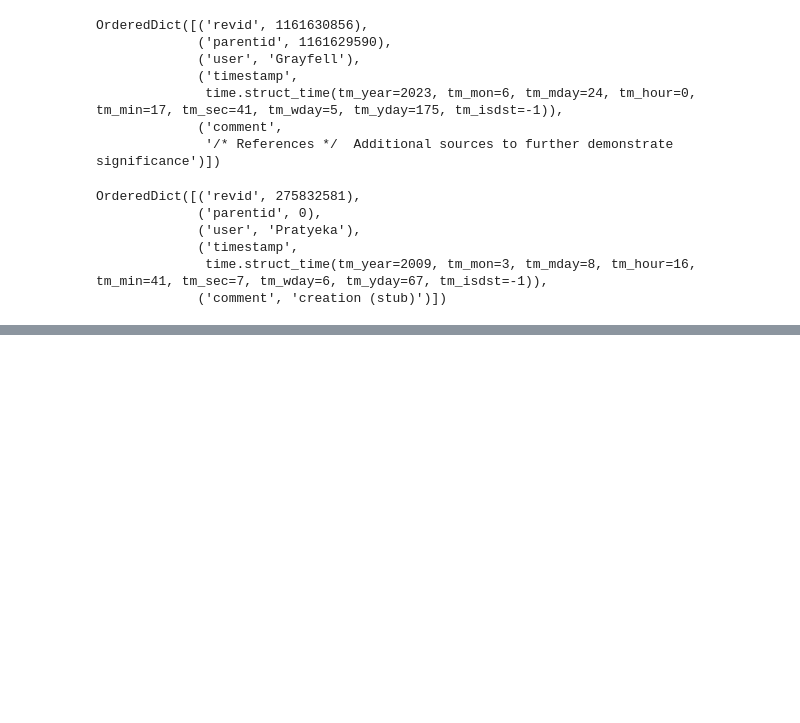
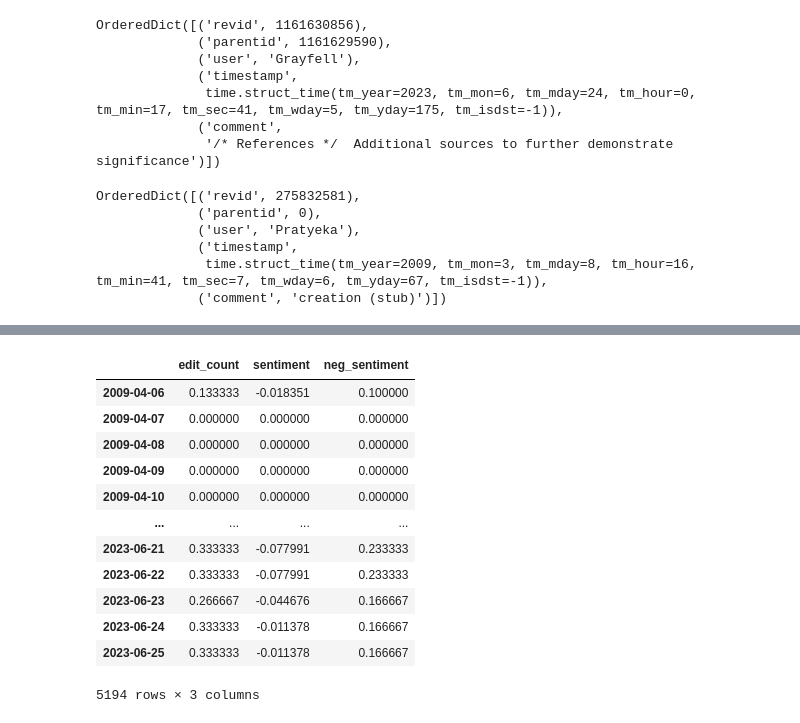
Before and after one commit to pracheetakalra/bitcoin_price_detection, a Jupyter notebook: sentiment.ipynb, the cells around one changed output, grey strips where cells are left out. Drawn from its saved outputs; the diff is of its cells as text; code cells hidden in the pictures; blank space fills up the shorter version.

```diff
--- a/sentiment.ipynb
+++ b/sentiment.ipynb
@@ -47,0 +169,18 @@ OrderedDict([('revid', 275832581),
+# %%
+rolling_edits = rolling_edits.dropna()
+# %%
+rolling_edits
+# %% [output]
+|  | edit_count | sentiment | neg_sentiment |
+| 2009-04-06 | 0.133333 | -0.018351 | 0.100000 |
+| 2009-04-07 | 0.000000 | 0.000000 | 0.000000 |
+| 2009-04-08 | 0.000000 | 0.000000 | 0.000000 |
+| 2009-04-09 | 0.000000 | 0.000000 | 0.000000 |
+| 2009-04-10 | 0.000000 | 0.000000 | 0.000000 |
+| ... | ... | ... | ... |
+| 2023-06-21 | 0.333333 | -0.077991 | 0.233333 |
+| 2023-06-22 | 0.333333 | -0.077991 | 0.233333 |
+| 2023-06-23 | 0.266667 | -0.044676 | 0.166667 |
+| 2023-06-24 | 0.333333 | -0.011378 | 0.166667 |
+| 2023-06-25 | 0.333333 | -0.011378 | 0.166667 |
+5194 rows × 3 columns
```
Also changed, not shown: parts of 13 cells of this notebook.
